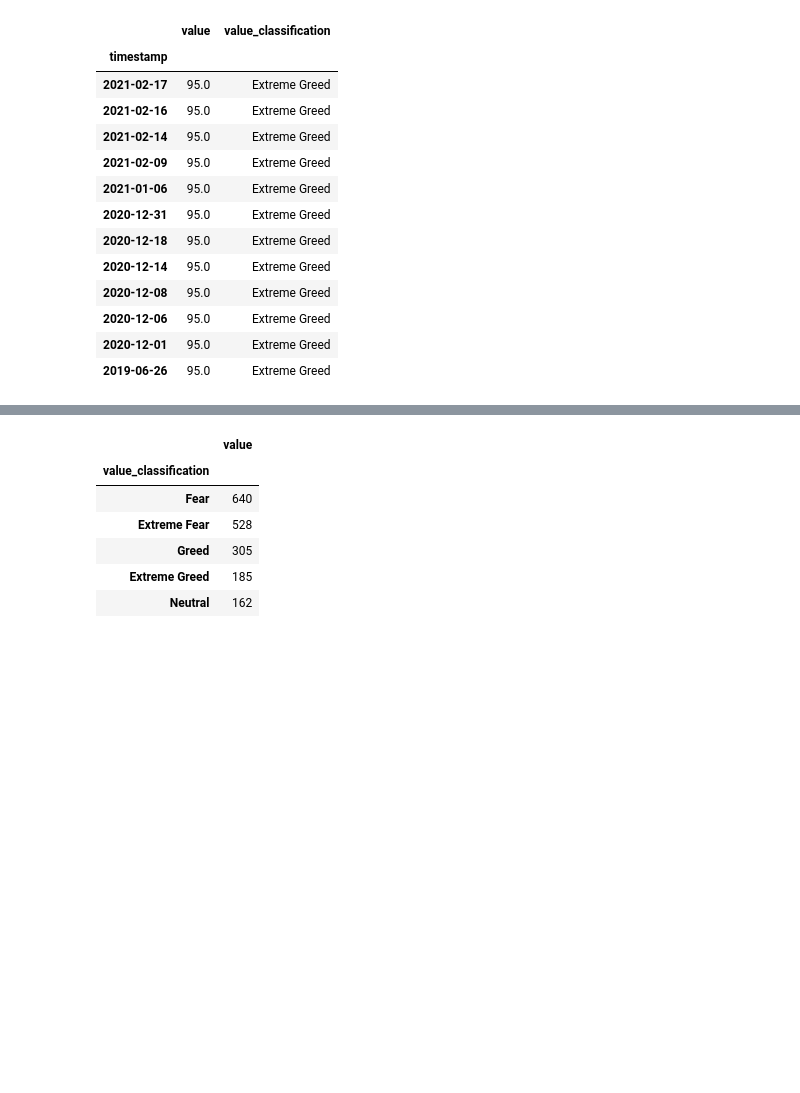
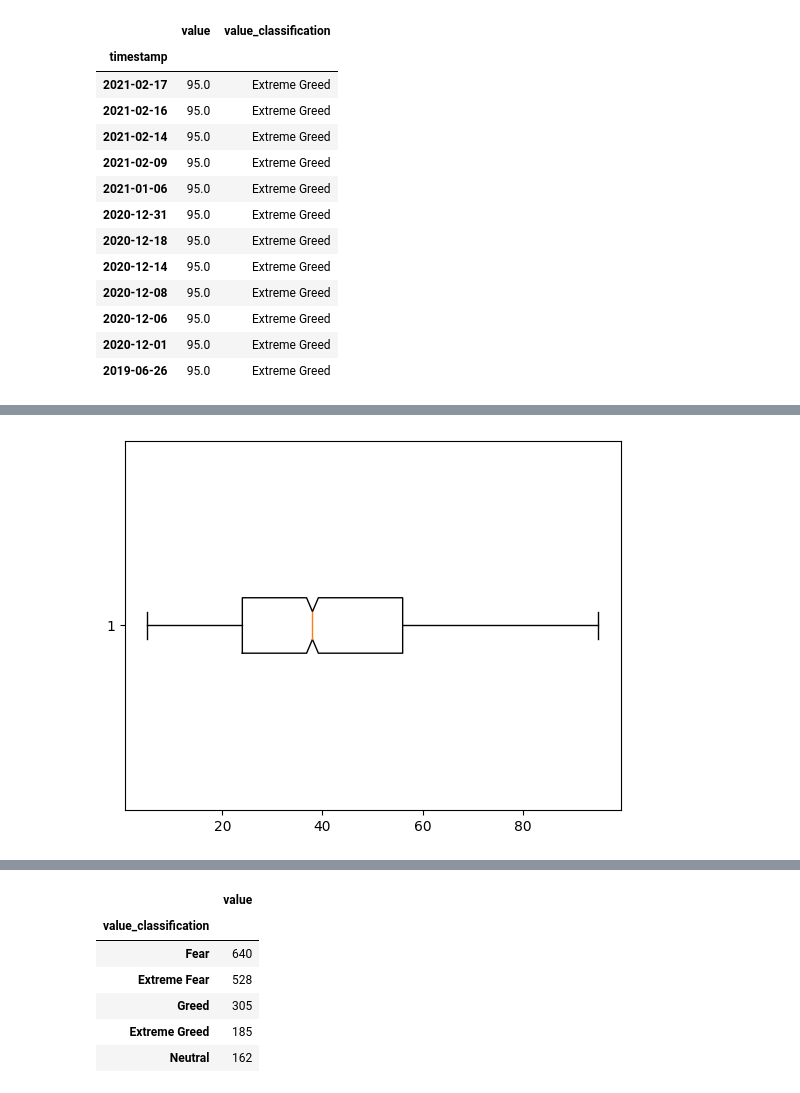
Before and after one commit to Ksyu22/crypto_prediction, a Jupyter notebook: notebooks/data.ipynb, the cells around one changed output, grey strips where cells are left out. Cells and saved outputs as stored; diff of their text form; code cells hidden in the pictures; blank space fills up the shorter version.

```diff
--- a/notebooks/data.ipynb
+++ b/notebooks/data.ipynb
@@ -146,0 +158,4 @@ max_val
+# %%
+plt.boxplot(fng_df.value, notch=True, vert=False);
+# %% [output]
+[figure, added]
```
Also changed, not shown: parts of 27 cells of this notebook, 1 other file.
